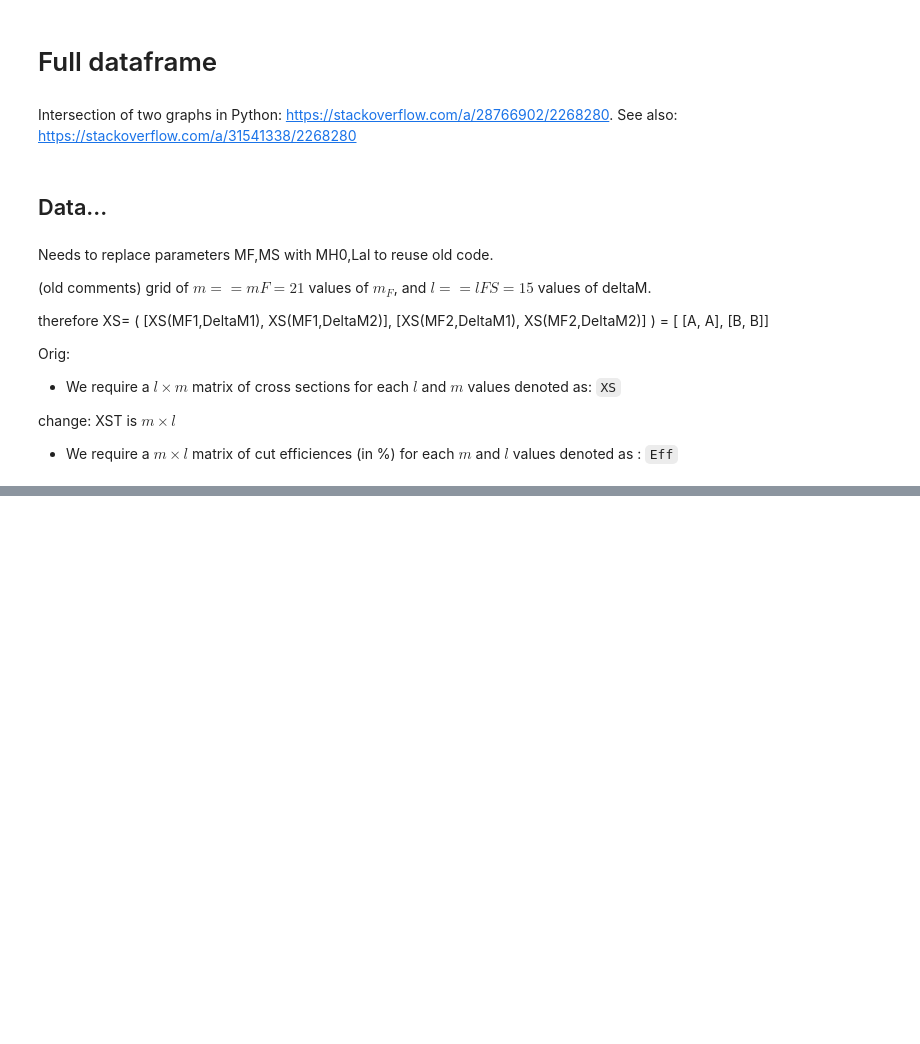
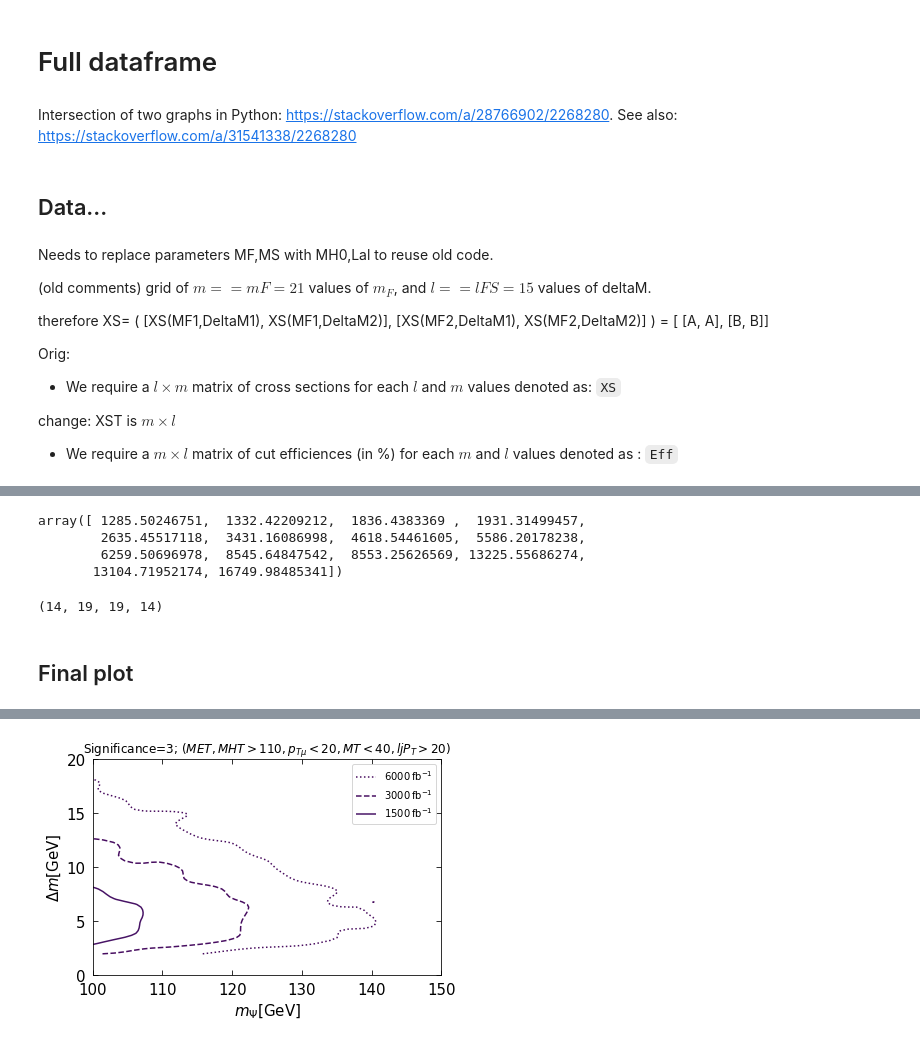
Before and after one commit to pahlen/VLF, a Jupyter notebook: Notebooks/SSSFDM_VLF_Significance_uniandes-finalplot-2018.ipynb, the cells around one changed output, grey strips where cells are left out. Cells and saved outputs as stored; diff of their text form; code cells hidden in the pictures; blank space fills up the shorter version.

Commit message:
updated SSFDM_VLF_Significance

```diff
--- a/Notebooks/SSSFDM_VLF_Significance_uniandes-finalplot-2018.ipynb
+++ b/Notebooks/SSSFDM_VLF_Significance_uniandes-finalplot-2018.ipynb
@@ -322,0 +253,3 @@ plt.legend(loc='upper right')
+# %%
+NS100cuts=NS100*effmarray
+NS100cuts.shape
@@ -322,0 +265,11 @@ plt.legend(loc='upper right')
+# %%
+sev300=3./np.sqrt(3.)
+sev1000=3./np.sqrt(10.)
+sev3000=3./np.sqrt(30.)
+sev1500=3./np.sqrt(15.)
+
+sev2000=3./np.sqrt(20.)
+sev5000=3./np.sqrt(50.)
+sev6000=3./np.sqrt(60.)
+
+sev5000,sev2000
@@ -322,0 +278,3 @@ plt.legend(loc='upper right')
+# %%
+SignifMFDeltaMinv=NS100cuts/np.sqrt(NS100cuts + N_bkg)
+S=flipud(SignifMFDeltaMinv)
@@ -322,0 +284,61 @@ plt.legend(loc='upper right')
+# %%
+LumiS3[4]
+# %% [output]
+array([ 1285.50246751,  1332.42209212,  1836.4383369 ,  1931.31499457,
+        2635.45517118,  3431.16086998,  4618.54461605,  5586.20178238,
+        6259.50696978,  8545.64847542,  8553.25626569, 13225.55686274,
+       13104.71952174, 16749.98485341])
+# %%
+MFrange.shape[0], deltaMrange.shape[0],S.shape[0],S.shape[1]
+# %% [output]
+(14, 19, 19, 14)
+# %% [markdown]
+## Final plot
+# %%
+### now just the final plot
+
+xlist=np.linspace(MFrange.min(),MFrange.max(),MFrange.shape[0])
+ylist=np.linspace(deltaMrange.min(),deltaMrange.max(),deltaMrange.shape[0])
+X,Y = np.meshgrid(xlist,ylist)
+
+Z=S
+#----------------------------------
+degXYZ=4
+X3=scipy.ndimage.zoom(X, degXYZ)
+Y3=scipy.ndimage.zoom(Y, degXYZ)
+Z3=scipy.ndimage.zoom(Z, degXYZ)
+
+#levels = [sev3000,sev1000, sev300]
+#levels = [sev5000,sev3000,sev2000]
+levels = [sev6000,sev3000,sev1500]
+#levels = [sev6000*2./3.,sev3000*2./3.,sev1500*2./3.]
+
+#cp=plt.contour(X3,Y3,Z3,levels)
+cp=plt.contour(X3,Y3,Z3,levels,linestyles=(':','--','-'),labels=('$6000 \\rm fb^{-1}$','$3000 \\rm fb^{-1}$','$1500 \\rm fb^{-1}$'))
+#cp2=plt.contour(X3,Y3,Z3,levels2,linestyles=(':','--','-'),labels2=('$x \\rm fb^{-1}$','$y \\rm fb^{-1}$','$z \\rm fb^{-1}$'))
+
+N=8
+#cmap=discrete_cmap(N, 'jet')
+#cmap=discrete_cmap(N, 'rainbow')
+
+plt.clim(0., 2*N )
+
+plt.xlabel("$m_\Psi [\\rm GeV]$",size=15)
+plt.ylabel("$\Delta m[\\rm GeV]$",size=15)
+plt.tick_params(direction='in',length=5,top=True,right=True,labelsize=15,pad=7)
+plt.ylim(0,20.0)
+plt.xlim(100,150.0)
+plt.tight_layout()
+
+labels = ['$6000\\, \\rm fb^{-1}$','$3000\\, \\rm fb^{-1}$','$1500\\, \\rm fb^{-1}$']
+for i in range(len(labels)):
+    cp.collections[i].set_label(labels[i])
+    #cp2.collections[i].set_label(labels[i])
+
+
+#plt.legend(loc='best')
+plt.legend(loc='upper right')
+#plt.savefig("significance110.204020.pdf")
+plt.title("Significance=3; ($MET,MHT>110, p_{T\\mu}<20, MT<40, ljP_{T}>20$)")
+ct()
+# %% [output]
@@ -322,0 +346 @@ plt.legend(loc='upper right')
+[figure, added]
```
Also changed, not shown: parts of 35 cells of this notebook.
